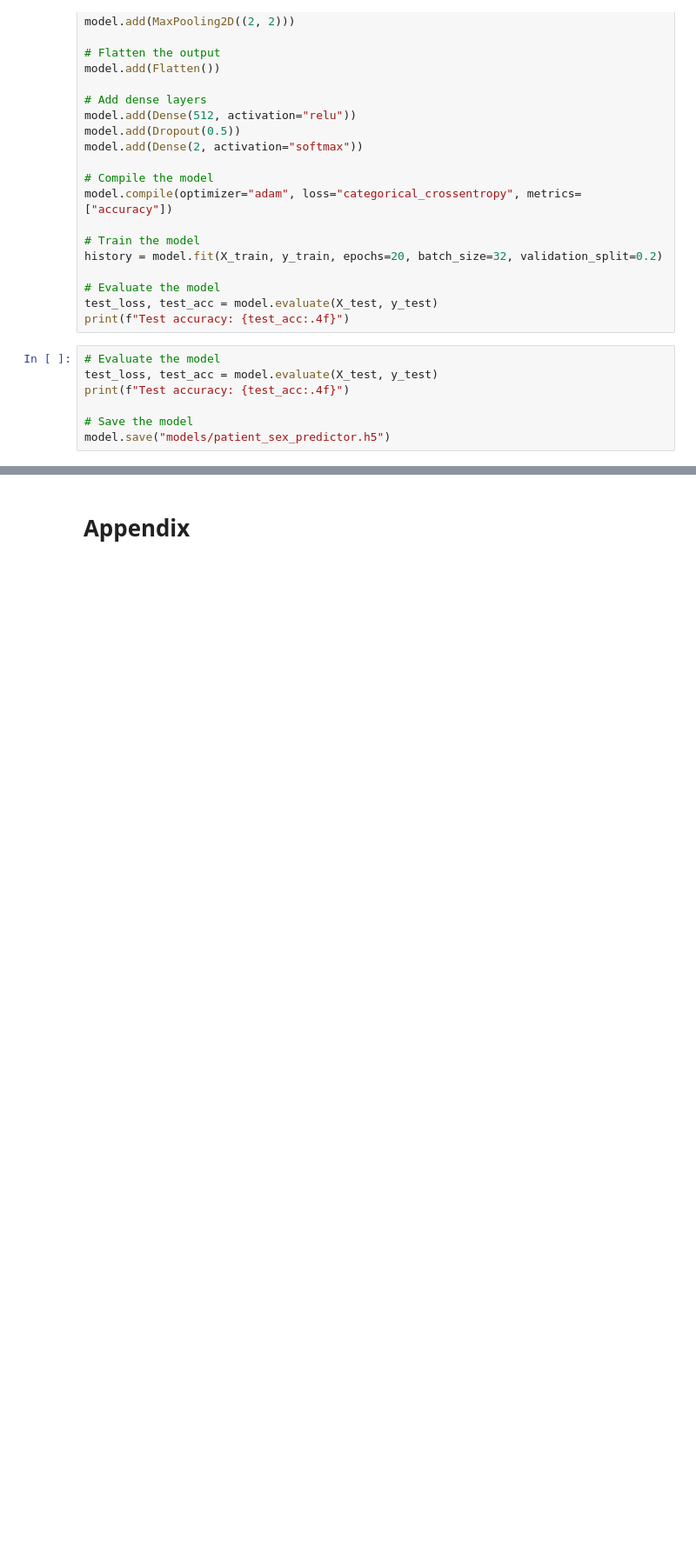
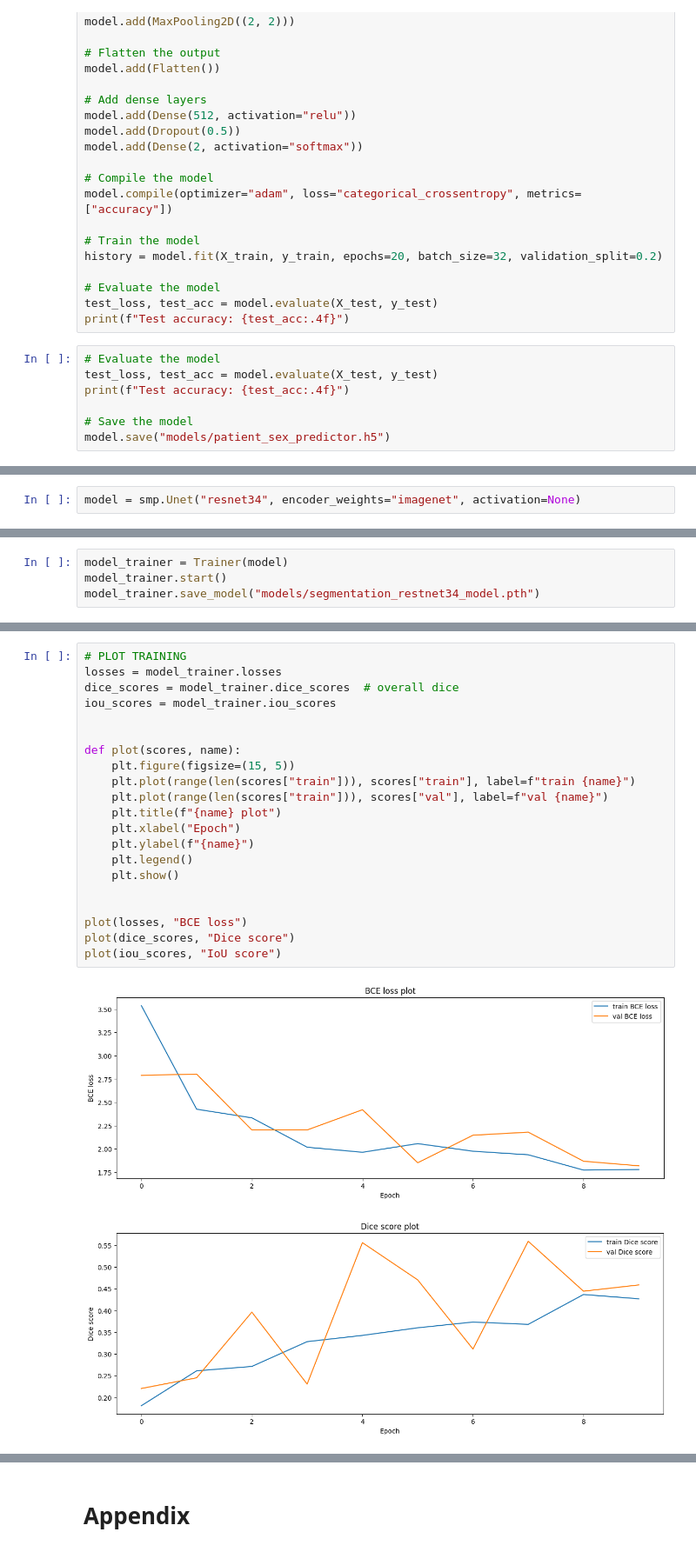
Before and after one commit to alexcri90/Medical-Imaging-DS-Bicocca, a Jupyter notebook: Project_MI.ipynb, the cells around one changed output, grey strips where cells are left out. Shown at 87% size. Saved outputs shown, nothing was run; the diff lists cells and outputs as text; blank space fills up the shorter version.

```diff
--- a/Project_MI.ipynb
+++ b/Project_MI.ipynb
@@ -1488,0 +1750,2 @@ model.save("models/patient_sex_predictor.h5")
+# %%
+model = smp.Unet("resnet34", encoder_weights="imagenet", activation=None)
@@ -1488,0 +1888,4 @@ model.save("models/patient_sex_predictor.h5")
+# %%
+model_trainer = Trainer(model)
+model_trainer.start()
+model_trainer.save_model("models/segmentation_restnet34_model.pth")
@@ -1488,0 +1937,24 @@ model.save("models/patient_sex_predictor.h5")
+# %%
+# PLOT TRAINING
+losses = model_trainer.losses
+dice_scores = model_trainer.dice_scores  # overall dice
+iou_scores = model_trainer.iou_scores
+
+
+def plot(scores, name):
+    plt.figure(figsize=(15, 5))
+    plt.plot(range(len(scores["train"])), scores["train"], label=f"train {name}")
+    plt.plot(range(len(scores["train"])), scores["val"], label=f"val {name}")
+    plt.title(f"{name} plot")
+    plt.xlabel("Epoch")
+    plt.ylabel(f"{name}")
+    plt.legend()
+    plt.show()
+
+
+plot(losses, "BCE loss")
+plot(dice_scores, "Dice score")
+plot(iou_scores, "IoU score")
+# %% [output]
+[figure, added]
+[figure, added]
```
Also changed, not shown: parts of 19 cells of this notebook.
